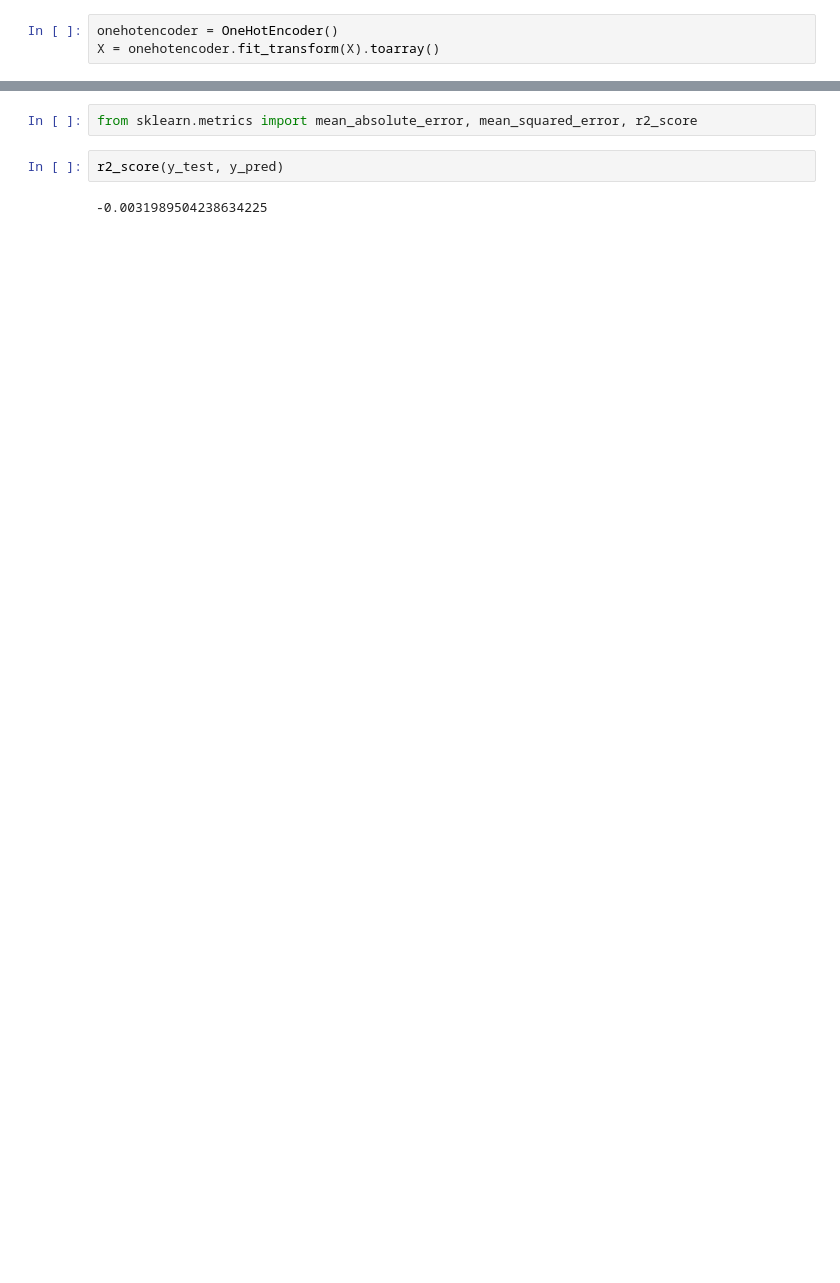
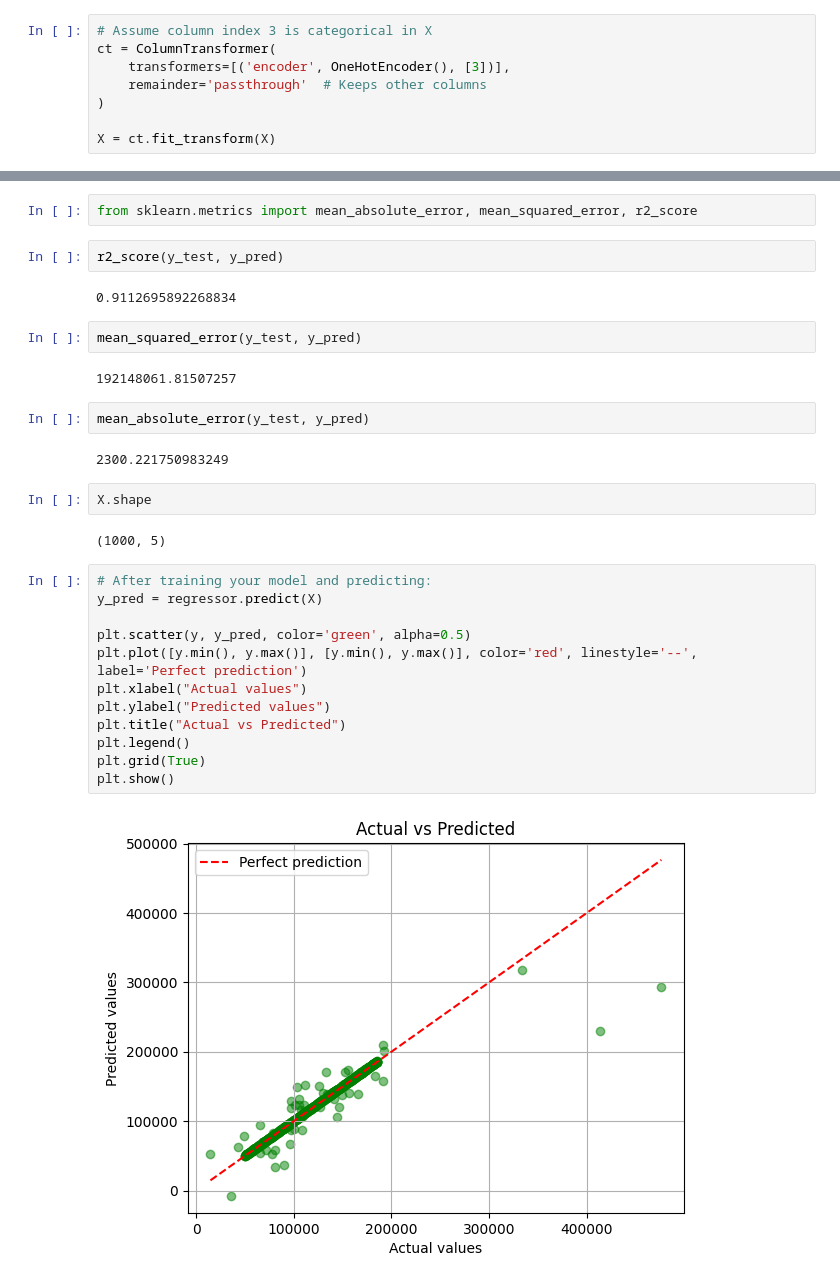
Before and after one commit to Mehervamsi1/the-ml, a Jupyter notebook: regression/regression.ipynb, the cells around one changed output, grey strips where cells are left out. Saved outputs shown, nothing was run; the diff lists cells and outputs as text; blank space fills up the shorter version.

```diff
--- a/regression/regression.ipynb
+++ b/regression/regression.ipynb
@@ -214,6 +252,11 @@ X[:, 3] = labelencoder.fit_transform(X[:, 3])
 # %%
-onehotencoder = OneHotEncoder()
-X = onehotencoder.fit_transform(X).toarray()
+# Assume column index 3 is categorical in X
+ct = ColumnTransformer(
+    transformers=[('encoder', OneHotEncoder(), [3])],
+    remainder='passthrough'  # Keeps other columns
+)
+
+X = ct.fit_transform(X)
 # %%
 X = X[:, 1:]  # Avoiding the Dummy Variable Trap
 # %%
@@ -271,4 +315,30 @@ from sklearn.metrics import mean_absolute_error, mean_squared_error, r2_score
 # %%
 r2_score(y_test, y_pred)
 # %% [output]
--0.0031989504238634225
+0.9112695892268834
+# %%
+mean_squared_error(y_test, y_pred)
+# %% [output]
+192148061.81507257
+# %%
+mean_absolute_error(y_test, y_pred)
+# %% [output]
+2300.221750983249
+# %%
+X.shape
+# %% [output]
+(1000, 5)
+# %%
+# After training your model and predicting:
+y_pred = regressor.predict(X)
+
+plt.scatter(y, y_pred, color='green', alpha=0.5)
+plt.plot([y.min(), y.max()], [y.min(), y.max()], color='red', linestyle='--', label='Perfect prediction')
+plt.xlabel("Actual values")
+plt.ylabel("Predicted values")
+plt.title("Actual vs Predicted")
+plt.legend()
+plt.grid(True)
+plt.show()
+# %% [output]
+[figure, added]
```
Also changed, not shown: parts of 16 cells of this notebook, 1 other file.
